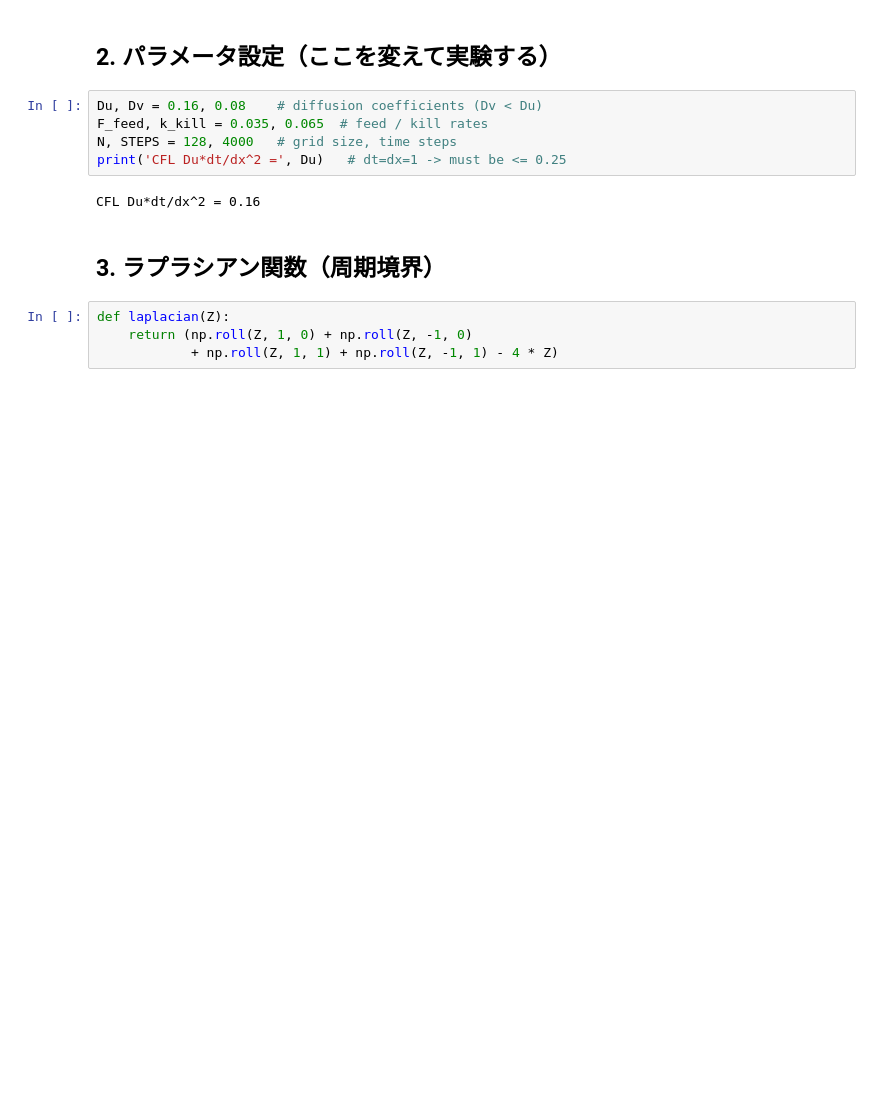
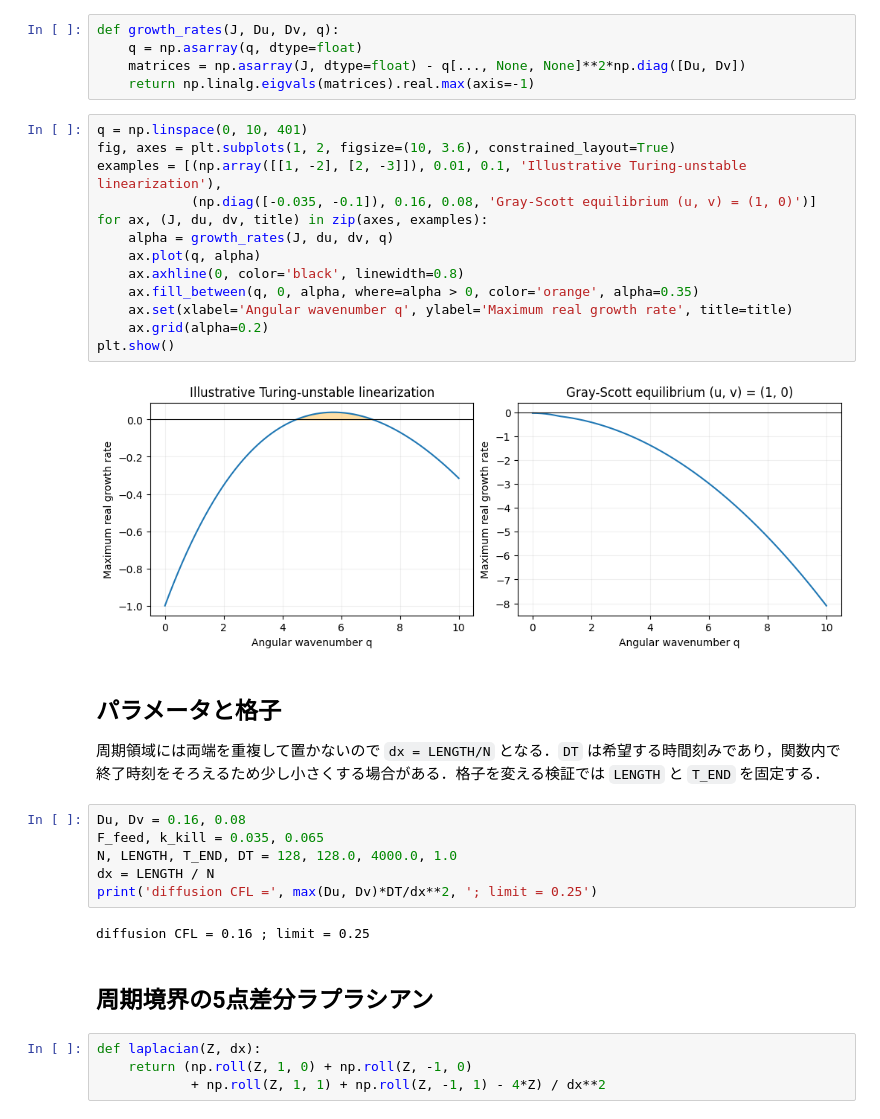
Before and after one commit to k16kgw/Seminar_text, a Jupyter notebook: notebooks/21_reaction_diffusion_gray_scott.ipynb, the cells around one changed output. Drawn from its saved outputs; the diff is of its cells as text; blank space fills up the shorter version.

```diff
--- a/notebooks/21_reaction_diffusion_gray_scott.ipynb
+++ b/notebooks/21_reaction_diffusion_gray_scott.ipynb
@@ -14,16 +17,39 @@ np.random.seed(0)
+# %%
+def growth_rates(J, Du, Dv, q):
+    q = np.asarray(q, dtype=float)
+    matrices = np.asarray(J, dtype=float) - q[..., None, None]**2*np.diag([Du, Dv])
+    return np.linalg.eigvals(matrices).real.max(axis=-1)
+# %%
+q = np.linspace(0, 10, 401)
+fig, axes = plt.subplots(1, 2, figsize=(10, 3.6), constrained_layout=True)
+examples = [(np.array([[1, -2], [2, -3]]), 0.01, 0.1, 'Illustrative Turing-unstable linearization'),
+            (np.diag([-0.035, -0.1]), 0.16, 0.08, 'Gray-Scott equilibrium (u, v) = (1, 0)')]
+for ax, (J, du, dv, title) in zip(axes, examples):
+    alpha = growth_rates(J, du, dv, q)
+    ax.plot(q, alpha)
+    ax.axhline(0, color='black', linewidth=0.8)
+    ax.fill_between(q, 0, alpha, where=alpha > 0, color='orange', alpha=0.35)
+    ax.set(xlabel='Angular wavenumber q', ylabel='Maximum real growth rate', title=title)
+    ax.grid(alpha=0.2)
+plt.show()
+# %% [output]
+[figure, added]
 # %% [markdown]
-## 2. パラメータ設定（ここを変えて実験する）
+## パラメータと格子
+
+周期領域には両端を重複して置かないので `dx = LENGTH/N` となる．`DT` は希望する時間刻みであり，関数内で終了時刻をそろえるため少し小さくする場合がある．格子を変える検証では `LENGTH` と `T_END` を固定する．
 # %%
-Du, Dv = 0.16, 0.08    # diffusion coefficients (Dv < Du)
-F_feed, k_kill = 0.035, 0.065  # feed / kill rates
-N, STEPS = 128, 4000   # grid size, time steps
-print('CFL Du*dt/dx^2 =', Du)   # dt=dx=1 -> must be <= 0.25
+Du, Dv = 0.16, 0.08
+F_feed, k_kill = 0.035, 0.065
+N, LENGTH, T_END, DT = 128, 128.0, 4000.0, 1.0
+dx = LENGTH / N
+print('diffusion CFL =', max(Du, Dv)*DT/dx**2, '; limit = 0.25')
 # %% [output]
-CFL Du*dt/dx^2 = 0.16
+diffusion CFL = 0.16 ; limit = 0.25
 # %% [markdown]
-## 3. ラプラシアン関数（周期境界）
+## 周期境界の5点差分ラプラシアン
 # %%
-def laplacian(Z):
+def laplacian(Z, dx):
     return (np.roll(Z, 1, 0) + np.roll(Z, -1, 0)
-            + np.roll(Z, 1, 1) + np.roll(Z, -1, 1) - 4 * Z)
+            + np.roll(Z, 1, 1) + np.roll(Z, -1, 1) - 4*Z) / dx**2
 # %% [markdown]
```
Also changed, not shown: parts of 16 cells of this notebook, 18 other files.
